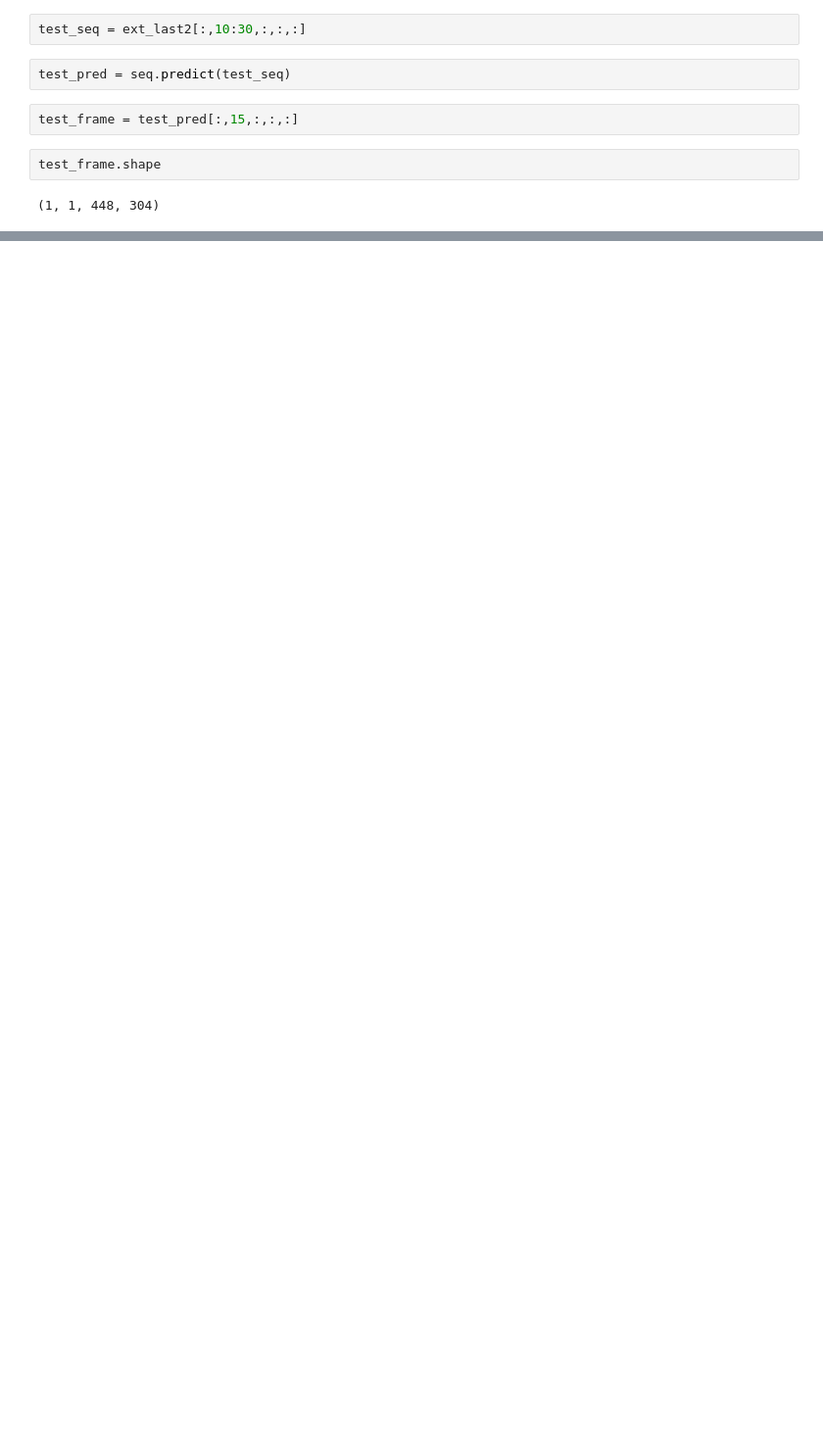
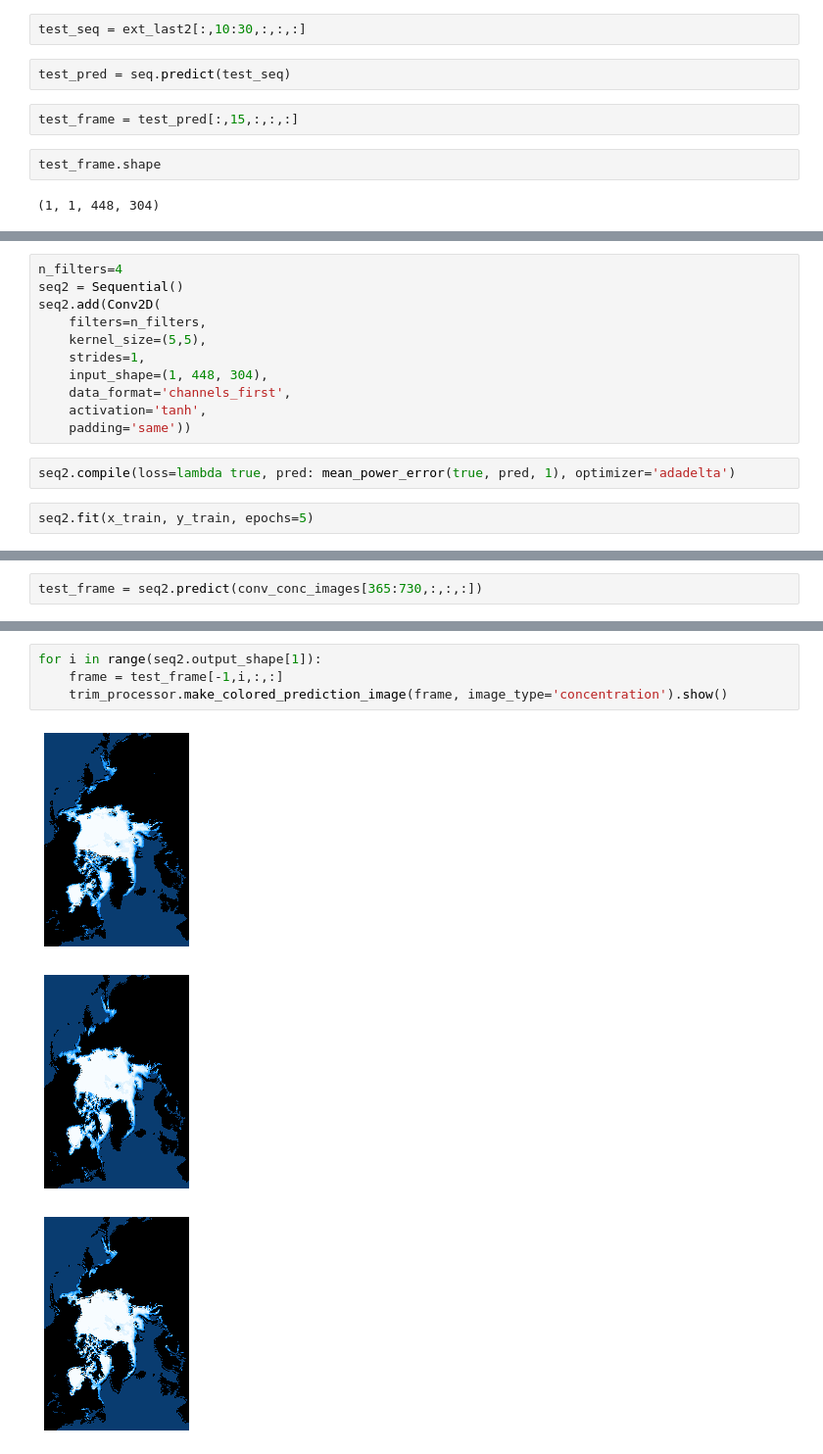
Before and after one commit to bbjornstad/sea-ice-prediction, a Jupyter notebook: intro_convlstm.ipynb, the cells around one changed output, grey strips where cells are left out. Shown at 98% size. Drawn from its saved outputs; the diff is of its cells as text; blank space fills up the shorter version.

```diff
--- a/intro_convlstm.ipynb
+++ b/intro_convlstm.ipynb
@@ -218,0 +163,15 @@ test_processor.default_concentration_cmap
+# %%
+n_filters=4
+seq2 = Sequential()
+seq2.add(Conv2D(
+    filters=n_filters,
+    kernel_size=(5,5),
+    strides=1,
+    input_shape=(1, 448, 304),
+    data_format='channels_first',
+    activation='tanh',
+    padding='same'))
+# %%
+seq2.compile(loss=lambda true, pred: mean_power_error(true, pred, 1), optimizer='adadelta')
+# %%
+seq2.fit(x_train, y_train, epochs=5)
@@ -218,0 +190,2 @@ test_processor.default_concentration_cmap
+# %%
+test_frame = seq2.predict(conv_conc_images[365:730,:,:,:])
@@ -218,0 +196,8 @@ test_processor.default_concentration_cmap
+# %%
+for i in range(seq2.output_shape[1]):
+    frame = test_frame[-1,i,:,:]
+    trim_processor.make_colored_prediction_image(frame, image_type='concentration').show()
+# %% [output]
+[figure, added]
+[figure, added]
+[figure, added]
```
Also changed, not shown: parts of 46 cells of this notebook, 1 other file.
